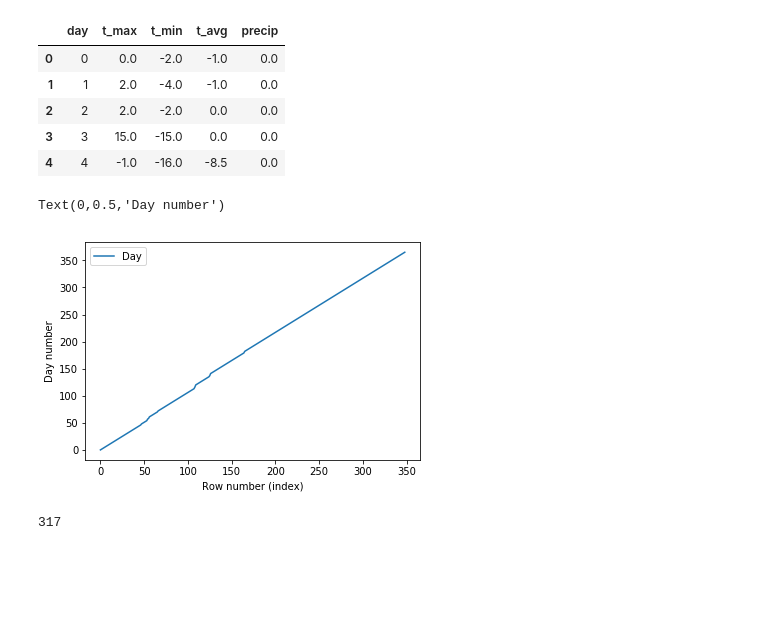
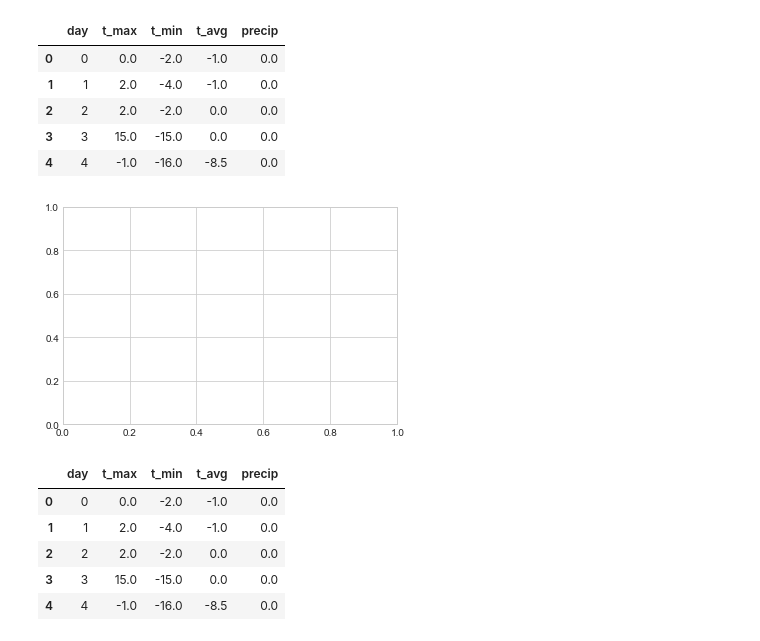
Before and after one commit to creig-with-an-E/Python_AI, a Jupyter notebook: lab_practise/03_week_lab.ipynb, the cells around one changed output. Saved outputs shown, nothing was run; the diff lists cells and outputs as text; code cells hidden in the pictures; blank space fills up the shorter version.

```diff
--- a/lab_practise/03_week_lab.ipynb
+++ b/lab_practise/03_week_lab.ipynb
@@ -105,15 +105,25 @@ df.head()
 | 3 | 3 | 15.0 | -15.0 | 0.0 | 0.0 |
 | 4 | 4 | -1.0 | -16.0 | -8.5 | 0.0 |
 # %%
-ax = df.plot(y="Day")
+# ax = df.plot(y="Day")
 
-####
-plt.xlabel("Row number (index)")
-plt.ylabel("Day number")
+# ####
+# plt.xlabel("Row number (index)")
+# plt.ylabel("Day number")
-# %% [output]
-Text(0,0.5,'Day number')
-[figure, removed]
-# %%
-df['day'][300]
-# %% [output]
-317
+# %%
+import matplotlib.pyplot as plt
+plt.style.use('seaborn-whitegrid')
+
+fig = plt.figure()
+ax = plt.axes()
+# %% [output]
+[figure, added]
+# %%
+df.head()
+# %% [output]
+|  | day | t_max | t_min | t_avg | precip |
+| 0 | 0 | 0.0 | -2.0 | -1.0 | 0.0 |
+| 1 | 1 | 2.0 | -4.0 | -1.0 | 0.0 |
+| 2 | 2 | 2.0 | -2.0 | 0.0 | 0.0 |
+| 3 | 3 | 15.0 | -15.0 | 0.0 | 0.0 |
+| 4 | 4 | -1.0 | -16.0 | -8.5 | 0.0 |
```
Also changed, not shown: parts of 5 cells of this notebook, 3 other files.
